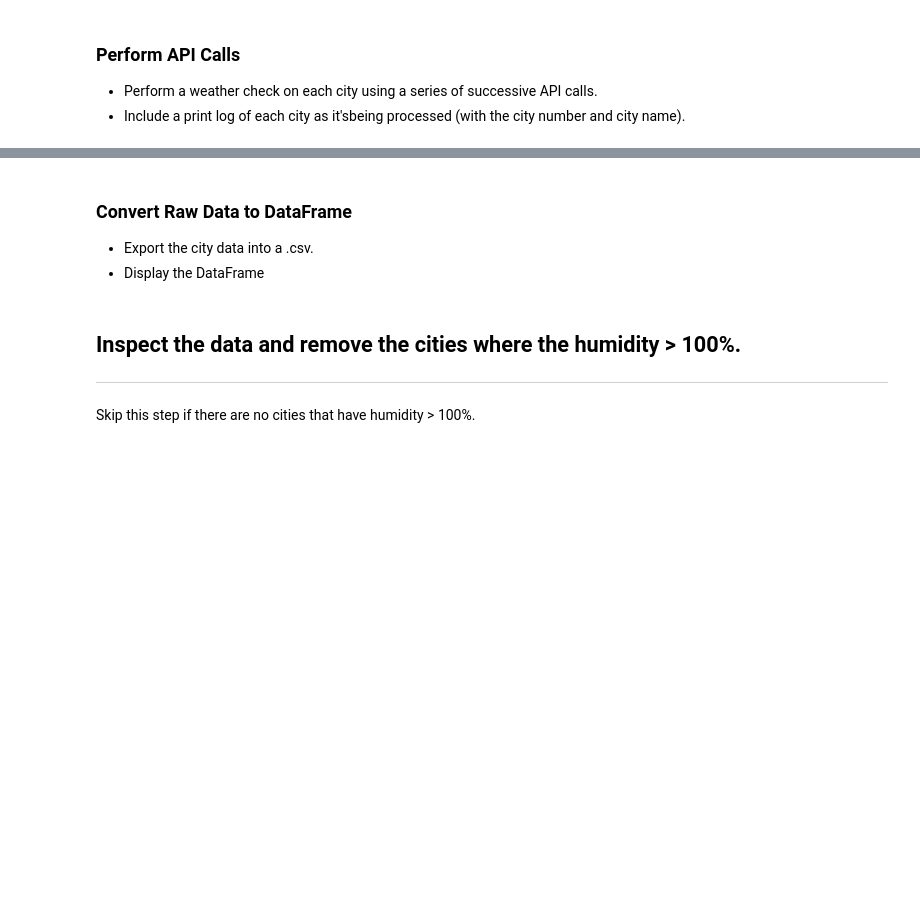
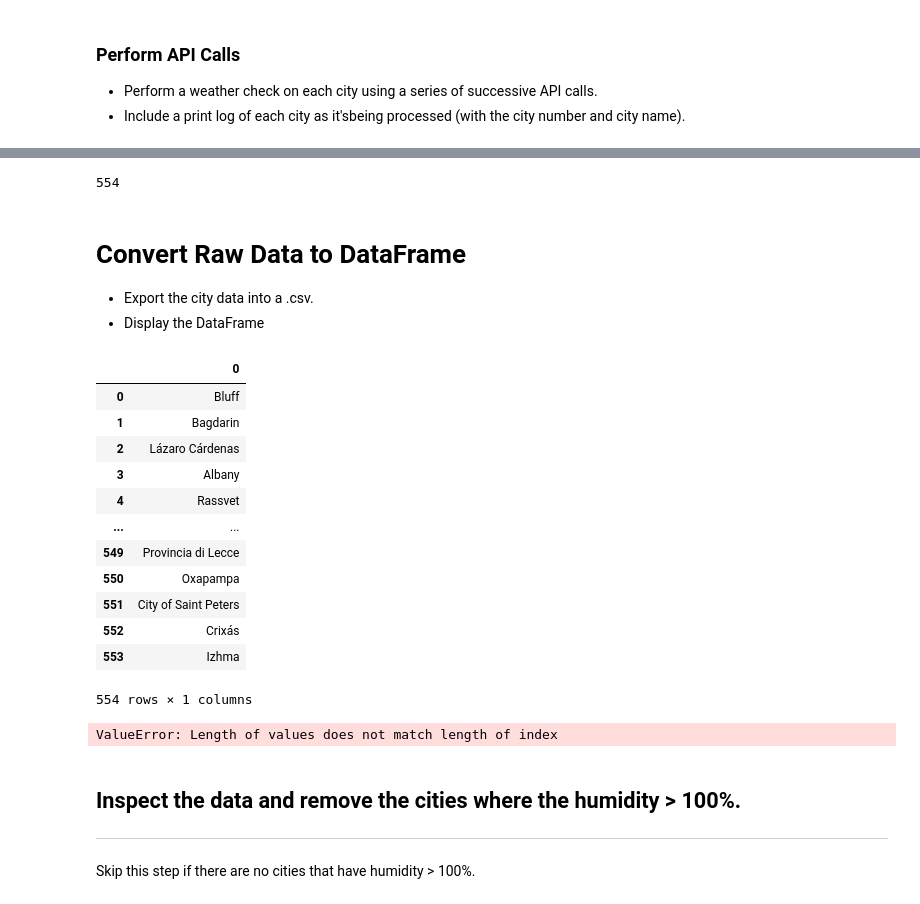
Before and after one commit to candishanks/python-api-challenge, a Jupyter notebook: Weatherpy/WeatherPy.ipynb, the cells around one changed output, grey strips where cells are left out. Saved outputs shown, nothing was run; the diff lists cells and outputs as text; code cells hidden in the pictures; blank space fills up the shorter version.

```diff
--- a/Weatherpy/WeatherPy.ipynb
+++ b/Weatherpy/WeatherPy.ipynb
@@ -112,3 +79,33 @@ city
 ### Perform API Calls
 * Perform a weather check on each city using a series of successive API calls.
 * Include a print log of each city as it'sbeing processed (with the city number and city name).
+# %%
+url = "http://api.openweathermap.org/data/2.5/weather?"
+units = "metric"
+city_data = []
+temp = []
+humidity = []
+cloudiness = []
+wind_speed = []
+lat = []
+lng = []
+city_name = []
+
+
+for city in cities:
+    query_url = f"{url}appid={weather_api_key}&units={units}&q={city}"
+    city_data = requests.get(query_url)
+    response_json = city_data.json()
+
+    try:
+        city_name.append(response_json['name'])
+        lng.append(response_json['coord']['lon'])
+        lat.append(response_json['coord']['lat'])
+        temp.append(response_json['main']['temp_max'])
+        humidity.append(response_json['main']['humidity'])
+        cloudiness.append(response_json['clouds']['all'])
+        wind_speed.append(response_json['wind']['speed'])
+        print(f"{city} found!")
+
+    except:
+        pass
@@ -115,4 +130,35 @@ city
+# %%
+len(city_name)
+# %% [output]
+554
 # %% [markdown]
-### Convert Raw Data to DataFrame
+# Convert Raw Data to DataFrame
 * Export the city data into a .csv.
 * Display the DataFrame
+# %%
+df = pd.DataFrame(city_name)
+df
+# %% [output]
+|  | 0 |
+| 0 | Bluff |
+| 1 | Bagdarin |
+| 2 | Lázaro Cárdenas |
+| 3 | Albany |
+| 4 | Rassvet |
+| ... | ... |
+| 549 | Provincia di Lecce |
+| 550 | Oxapampa |
+| 551 | City of Saint Peters |
+| 552 | Crixás |
+| 553 | Izhma |
+554 rows × 1 columns
+# %%
+df['Longitude'] = lng
+df['Latitude'] = lat
+df['Temperature'] = temp
+df['Humidity'] = humidity
+df['Cloudiness'] = cloudiness
+df['Wind_Speed'] = wind_speed
+df
+# %% [output]
+ValueError: Length of values does not match length of index
```
Also changed, not shown: parts of 6 cells of this notebook, 1 other file.
